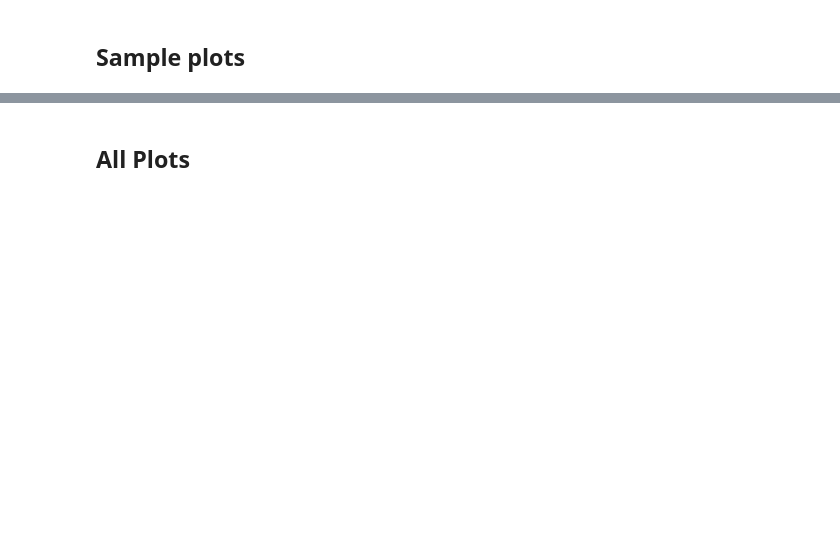
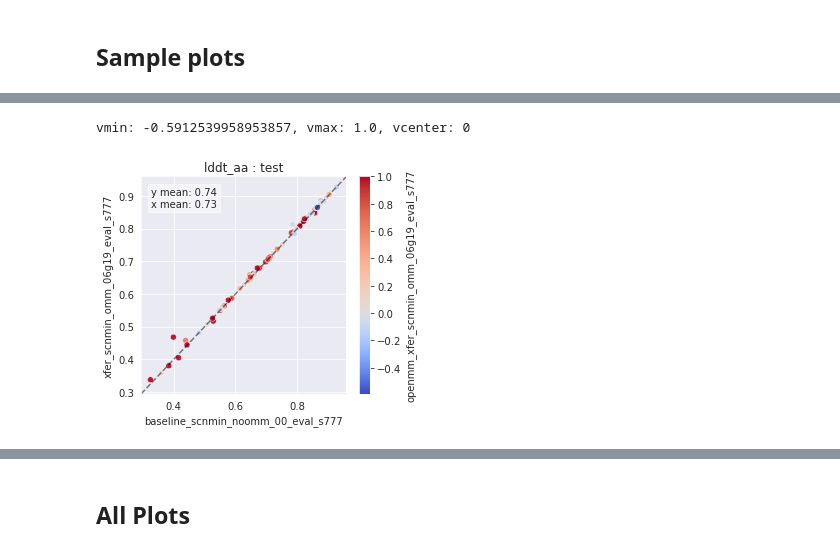
Before and after one commit to jonathanking/openfold, a Jupyter notebook: jk_research/evaluations/230420/230424_plots.ipynb, the cells around one changed output, grey strips where cells are left out. Saved outputs shown, nothing was run; the diff lists cells and outputs as text; code cells hidden in the pictures; blank space fills up the shorter version.

```diff
--- a/jk_research/evaluations/230420/230424_plots.ipynb
+++ b/jk_research/evaluations/230420/230424_plots.ipynb
@@ -194,0 +452,15 @@ def make_accuracy_plot(dfx,
+# %%
+f = make_accuracy_plot(dfx=baseline_test_results,
+dfy=comparison_test_results,
+dfx_name="baseline_scnmin_noomm_00_eval_s777",
+dfy_name="xfer_scnmin_omm_06g19_eval_s777",
+dataset_split='test',
+metric="lddt_aa",
+hue="openmm",
+hue_is_yraw=False,
+hue_is_y=True,
+alpha=.9,
+size=4)
+# %% [output]
+vmin: -0.5912539958953857, vmax: 1.0, vcenter: 0
+[figure, added]
```
Also changed, not shown: parts of 33 cells of this notebook, 13 other files.
